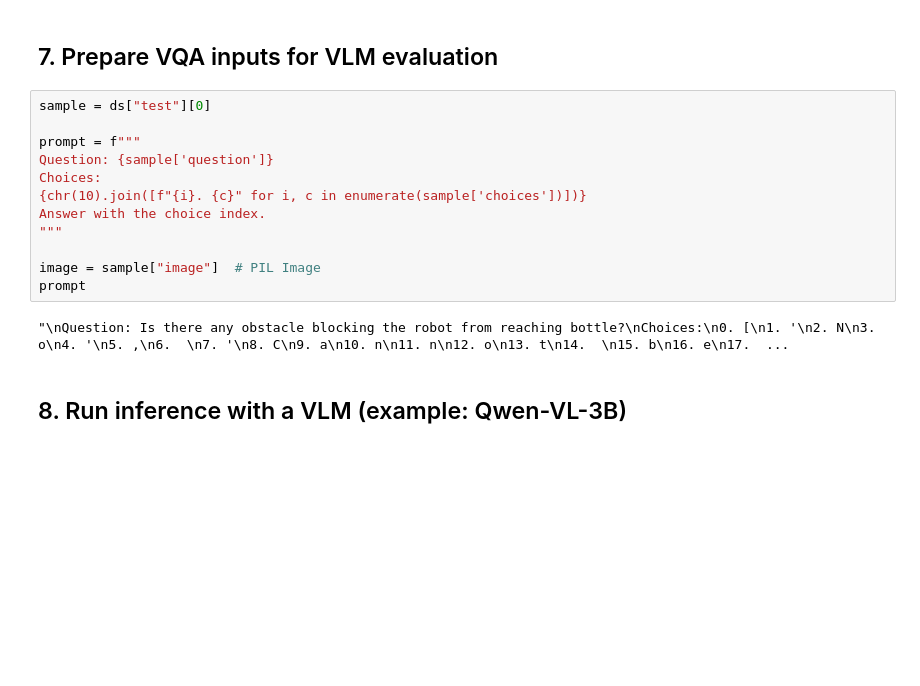
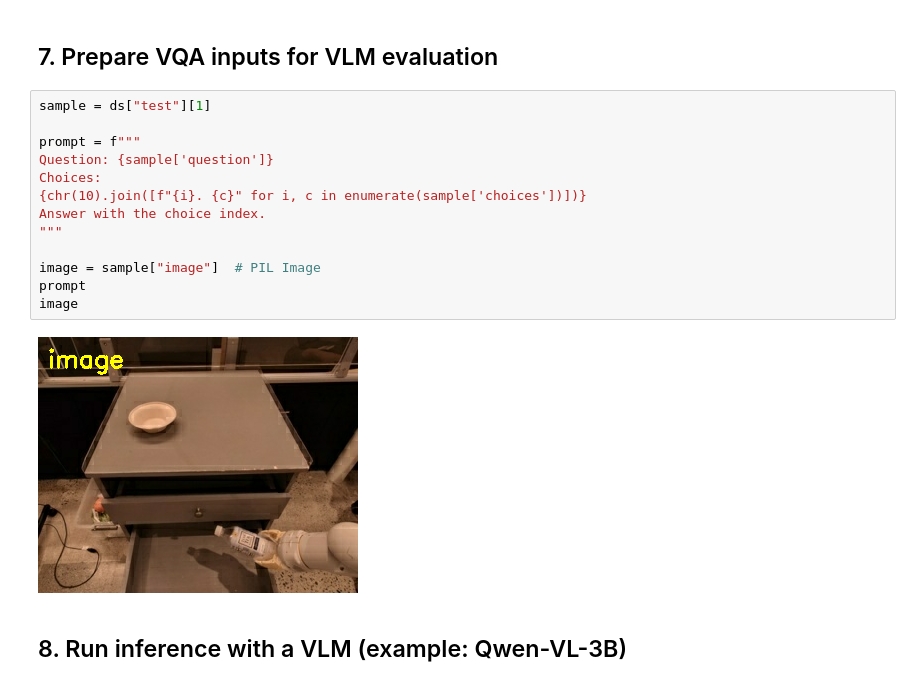
Before and after one commit to Masoudjafaripour/Multimodal_Datasets_Generative_Reasoning, a Jupyter notebook: examples/extend_existing/Robo2VLM/Robo2VLM_open.ipynb, the cells around one changed output. Cells and saved outputs as stored; diff of their text form; blank space fills up the shorter version.

```diff
--- a/examples/extend_existing/Robo2VLM/Robo2VLM_open.ipynb
+++ b/examples/extend_existing/Robo2VLM/Robo2VLM_open.ipynb
@@ -109,19 +113,20 @@ ds["test"].features
 # %% [markdown]
 ## 7. Prepare VQA inputs for VLM evaluation
 # %%
-sample = ds["test"][0]
+sample = ds["test"][1]
 
 prompt = f"""
 Question: {sample['question']}
 Choices:
 {chr(10).join([f"{i}. {c}" for i, c in enumerate(sample['choices'])])}
 Answer with the choice index.
 """
 
 image = sample["image"]  # PIL Image
 prompt
+image
 # %% [output]
-"\nQuestion: Is there any obstacle blocking the robot from reaching bottle?\nChoices:\n0. [\n1. '\n2. N\n3. o\n4. '\n5. ,\n6.  \n7. '\n8. C\n9. a\n10. n\n11. n\n12. o\n13. t\n14.  \n15. b\n16. e\n17.  ...
+[figure, added]
 # %% [markdown]
 ## 8. Run inference with a VLM (example: Qwen-VL-3B)
 # %%
```
Also changed, not shown: parts of 4 cells of this notebook, 2 other files.
